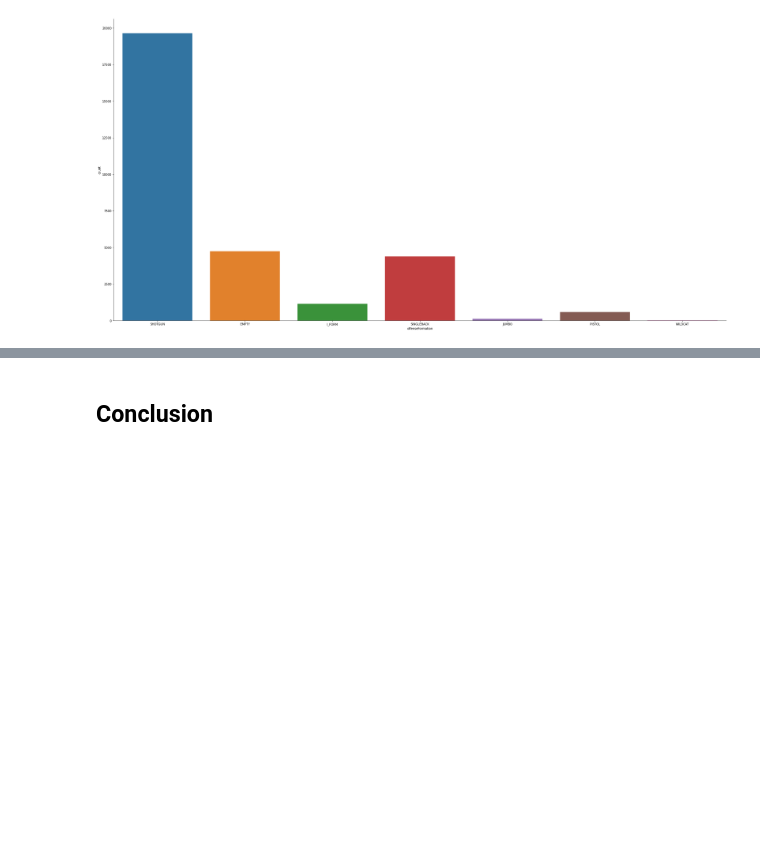
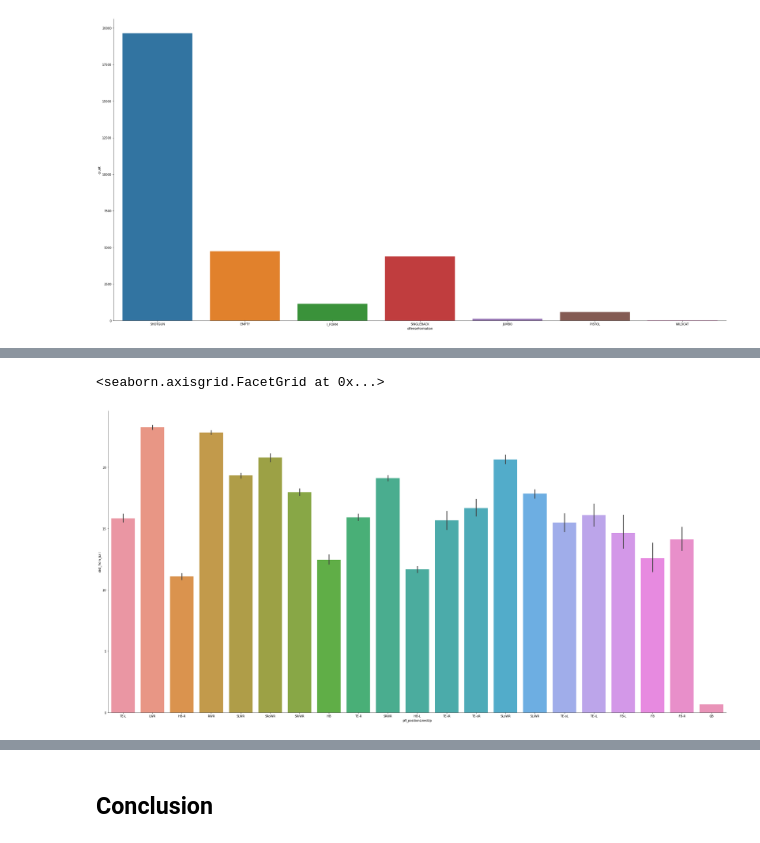
Before and after one commit to bkandikonda27/ExpectedPassingYardsMetricNFL, a Jupyter notebook: EDA.ipynb, the cells around one changed output, grey strips where cells are left out. Cells and saved outputs as stored; diff of their text form; code cells hidden in the pictures; blank space fills up the shorter version.

```diff
--- a/EDA.ipynb
+++ b/EDA.ipynb
@@ -259,0 +262,6 @@ sns.catplot(x='dropBackType',y='prePenaltyPlayResult', kind='bar',data=df_eda_co
+# %%
+df2 = spark.read.format("csv").option('header','true').load('Data/new_metrics')
+df2.createOrReplaceTempView('new_metrics')
+df_new_metrics = spark.sql("SELECT * FROM new_metrics")
+df_new_metrics = df_new_metrics.toPandas()
+df_new_metrics.head()
@@ -259,0 +275,15 @@ sns.catplot(x='dropBackType',y='prePenaltyPlayResult', kind='bar',data=df_eda_co
+# %%
+df_new_metrics.dtypes
+
+df_new_metrics['x'] = df_new_metrics['x'].astype(float)
+df_new_metrics['y'] = df_new_metrics['y'].astype(float)
+df_new_metrics['s'] = df_new_metrics['s'].astype(float)
+df_new_metrics['a'] = df_new_metrics['a'].astype(float)
+df_new_metrics['dis'] = df_new_metrics['dis'].astype(float)
+df_new_metrics['o'] = df_new_metrics['o'].astype(float)
+df_new_metrics['dir'] = df_new_metrics['dir'].astype(float)
+df_new_metrics['prePenaltyPlayResult'] = df_new_metrics['prePenaltyPlayResult'].astype(float)
+df_new_metrics['defendersInBox'] = df_new_metrics['defendersInBox'].astype(float)
+df_new_metrics['separation_from_defender'] = df_new_metrics['separation_from_defender'].astype(float)
+df_new_metrics['dist_from_ball'] = df_new_metrics['dist_from_ball'].astype(float)
+df_new_metrics['yardsToGo'] = df_new_metrics['dist_from_ball'].astype(float)
@@ -259,0 +310,6 @@ sns.catplot(x='dropBackType',y='prePenaltyPlayResult', kind='bar',data=df_eda_co
+# %%
+df_new_metrics['first_down_achieved'] = np.where(
+    df_new_metrics['yardsToGo'] > df_new_metrics['prePenaltyPlayResult'], 0, np.where(
+        df_new_metrics['yardsToGo'] <= df_new_metrics['prePenaltyPlayResult'], 1, -1)
+)
+df_new_metrics.describe
@@ -259,0 +334,5 @@ sns.catplot(x='dropBackType',y='prePenaltyPlayResult', kind='bar',data=df_eda_co
+# %%
+sns.catplot(x='pff_positionLinedUp',y='dist_from_ball', kind='bar',data=df_new_metrics, height=15, aspect=2)
+# %% [output]
+<seaborn.axisgrid.FacetGrid at 0x...>
+[figure, added]
```
Also changed, not shown: parts of 21 cells of this notebook, 1 other file.
